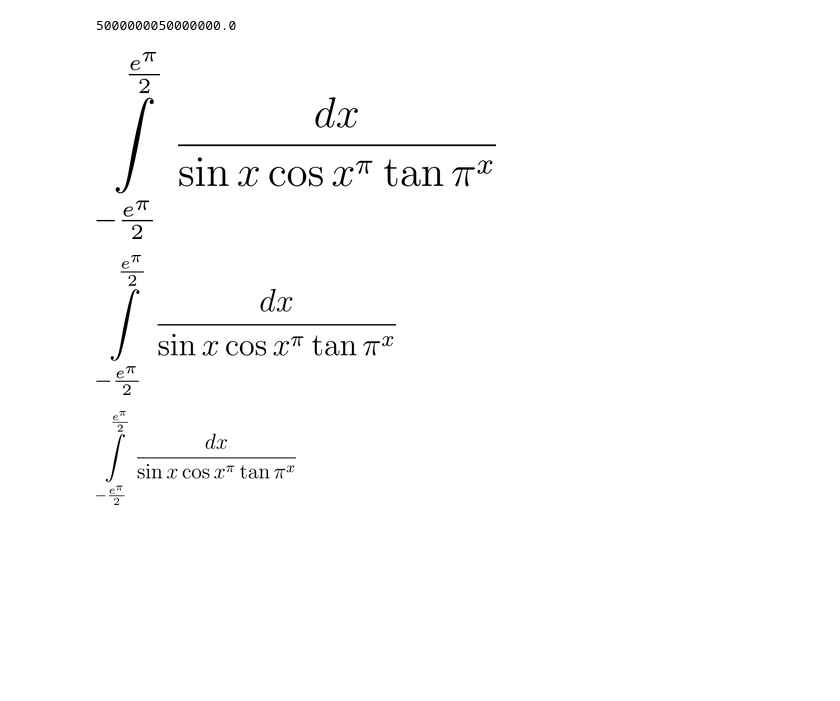
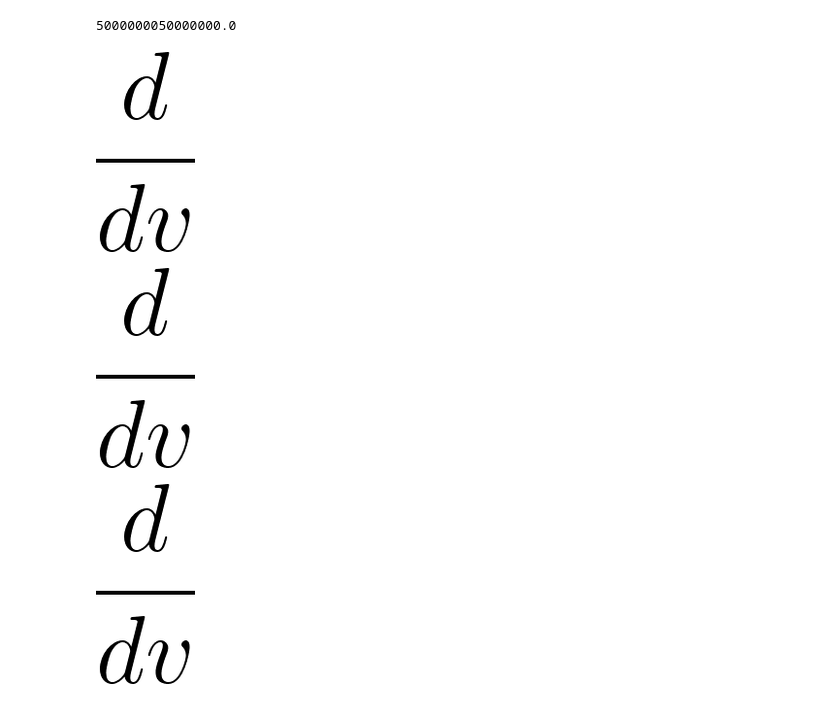
Before and after one commit to AreaEffectCloud/PyCalcu, a Jupyter notebook: complex.ipynb, the cells around one changed output. Cells and saved outputs as stored; diff of their text form; code cells hidden in the pictures; blank space fills up the shorter version.

```diff
--- a/complex.ipynb
+++ b/complex.ipynb
@@ -89,33 +89,33 @@ print(math.fsum([K for K in range(100000001)])) # Python標準
 # %%
 import sympy
 result = r"""$$
 - \frac{2 e^{- 2 x} \sin{\left(3 x \right)}}{13} - \frac{3 e^{- 2 x} \cos{\left(3 x \right)}}{13} +C
 $$"""
 wave = r"""$$\frac{\partial^2 u}{\partial t^2}=c^2\left(\frac{\partial^2 u}{\partial x^2}+\frac{\partial^2 u}{\partial y^2}\right)$$"""
 
 limit = r"""$$\lim_{ }$$"""
 sum = r"""$$\sum_{}^{}$$"""
-diff = r"""$$\frac{d}{dx}$$"""
+diff = r"""$$\frac{d}{dv}$$"""
 integral = r"""$$\int$$"""
 frac = r"""$$\int\limits_{- \frac{e ^ \pi}{2}}^{\frac{e ^ \pi}{2}} {\frac{dx}{\sin{x}\cos{x ^ \pi}\tan{\pi ^ x}}}$$"""
 complex_formula = r"""$$\frac{\cos{\left(\pi x \right)} + \frac{\left(x - 1\right) \left(x + 2\right) \left(x^{2} + 2 x + 1\right) \left(x^{5} + x + 1\right)}{\left(x - 2\right)^{2}}}{\left(x + y + \frac{z}{2}\right)^{4} + \frac{e^{x} \log{\left(x^{2} + 1 \right)}}{x^{10} \left(x + y\right)^{3}}}$$"""
-sympy.preview(frac, viewer="file", filename="result.png", euler=False,
+sympy.preview(diff, viewer="file", filename="result.png", euler=False,
                 dvioptions=["-T", "tight", "-z", "0", "--truecolor", "-D 600"])
 
 from PIL import Image
 
 for width in [400, 300, 200]:
     im = Image.open("result.png")
     size = (width, 200)
     im.thumbnail(size, Image.ANTIALIAS)
     out_dim = im.size
     out_name = "resized-" + str(out_dim[0]) + "-" + str(out_dim[1]) + ".png"
     im.save(out_name, "PNG")
     im.close()
 
     from IPython.display import Image as i_image
     display(i_image(filename=out_name))
 # %% [output]
-[figure, old version]
+[figure, new version]
-[figure, old version]
+[figure, new version]
-[figure, old version]
+[figure, new version]
```
Also changed, not shown: 7 other files.
